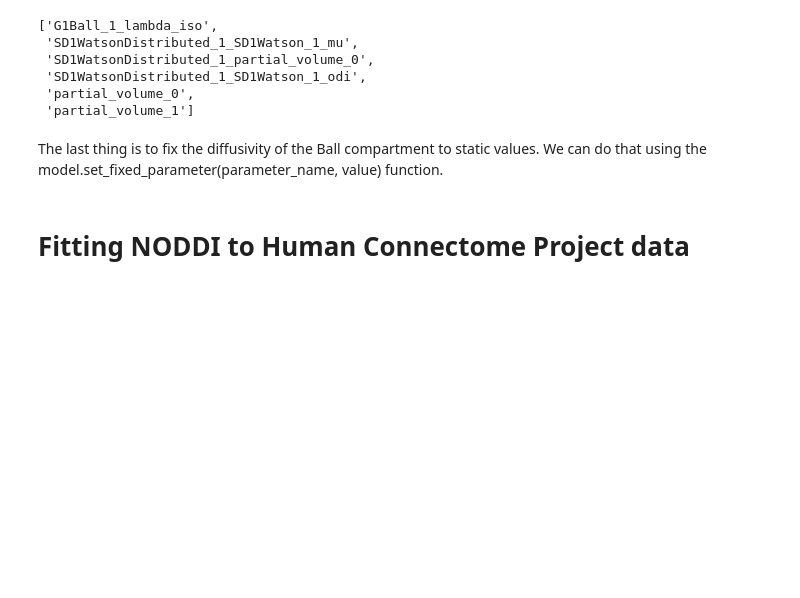
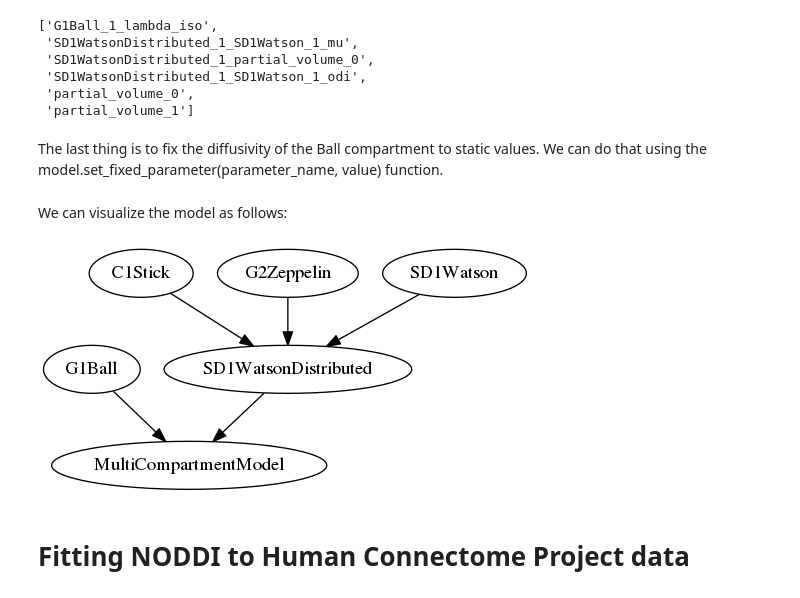
Before and after one commit to AthenaEPI/dmipy, a Jupyter notebook: examples/example_noddi_watson.ipynb, the cells around one changed output. Drawn from its saved outputs; the diff is of its cells as text; code cells hidden in the pictures; blank space fills up the shorter version.

Commit message:
update noddi watson

```diff
--- a/examples/example_noddi_watson.ipynb
+++ b/examples/example_noddi_watson.ipynb
@@ -64,6 +64,14 @@ NODDI_mod.parameter_names
 The last thing is to fix the diffusivity of the Ball compartment to static values. We can do that using the model.set_fixed_parameter(parameter_name, value) function.
 # %%
 NODDI_mod.set_fixed_parameter('G1Ball_1_lambda_iso', 3e-9)
+# %% [markdown]
+We can visualize the model as follows:
+# %%
+from IPython.display import Image
+NODDI_mod.visualize_model_setup(view=False, cleanup=False)
+Image('Model Setup.png')
+# %% [output]
+[figure, added]
 # %% [markdown]
 # Fitting NODDI to Human Connectome Project data
 # %% [markdown]
```
Also changed, not shown: parts of 1 cell of this notebook.
